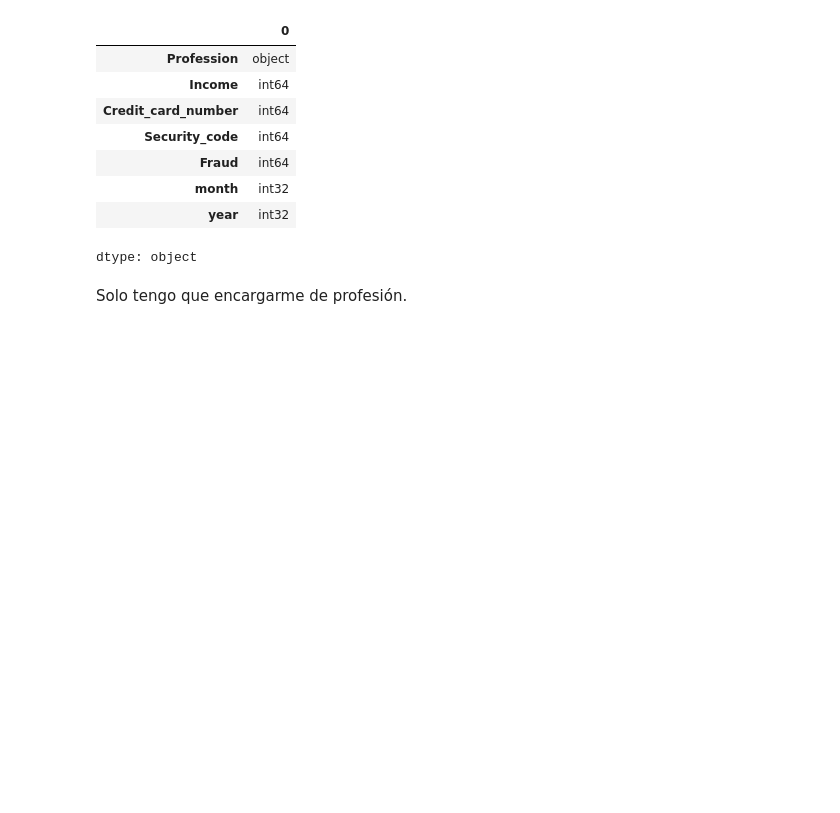
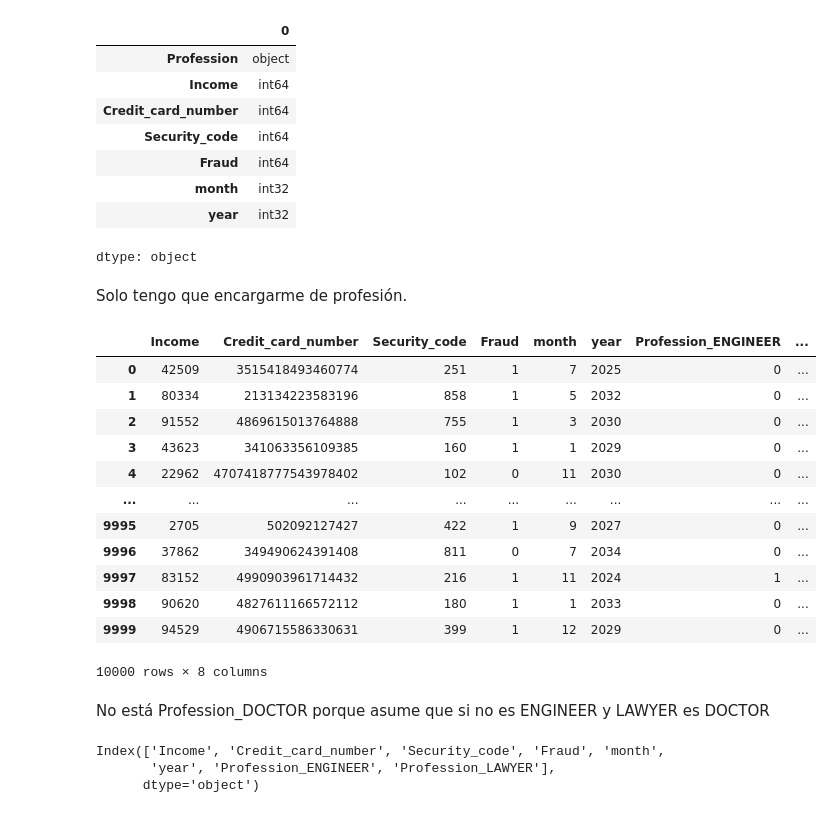
Before and after one commit to VaninaBlas/Fraud-Detection, a Jupyter notebook: Fraud_Detection.ipynb, the cells around one changed output. Drawn from its saved outputs; the diff is of its cells as text; code cells hidden in the pictures; blank space fills up the shorter version.

```diff
--- a/Fraud_Detection.ipynb
+++ b/Fraud_Detection.ipynb
@@ -284,3 +284,30 @@ data.dtypes
 dtype: object
 # %% [markdown]
 Solo tengo que encargarme de profesión.
+# %%
+data= pd.get_dummies(data, drop_first=True)
+data = data.astype(int)
+# %%
+data
+# %% [output]
+|  | Income | Credit_card_number | Security_code | Fraud | month | year | Profession_ENGINEER | ... |
+| 0 | 42509 | 3515418493460774 | 251 | 1 | 7 | 2025 | 0 | ... |
+| 1 | 80334 | 213134223583196 | 858 | 1 | 5 | 2032 | 0 | ... |
+| 2 | 91552 | 4869615013764888 | 755 | 1 | 3 | 2030 | 0 | ... |
+| 3 | 43623 | 341063356109385 | 160 | 1 | 1 | 2029 | 0 | ... |
+| 4 | 22962 | 4707418777543978402 | 102 | 0 | 11 | 2030 | 0 | ... |
+| ... | ... | ... | ... | ... | ... | ... | ... | ... |
+| 9995 | 2705 | 502092127427 | 422 | 1 | 9 | 2027 | 0 | ... |
+| 9996 | 37862 | 349490624391408 | 811 | 0 | 7 | 2034 | 0 | ... |
+| 9997 | 83152 | 4990903961714432 | 216 | 1 | 11 | 2024 | 1 | ... |
+| 9998 | 90620 | 4827611166572112 | 180 | 1 | 1 | 2033 | 0 | ... |
+| 9999 | 94529 | 4906715586330631 | 399 | 1 | 12 | 2029 | 0 | ... |
+10000 rows × 8 columns
+# %% [markdown]
+No está Profession_DOCTOR porque asume que si no es ENGINEER y LAWYER es DOCTOR
+# %%
+data.columns
+# %% [output]
+Index(['Income', 'Credit_card_number', 'Security_code', 'Fraud', 'month',
+       'year', 'Profession_ENGINEER', 'Profession_LAWYER'],
+      dtype='object')
```
Also changed, not shown: parts of 34 cells of this notebook.
